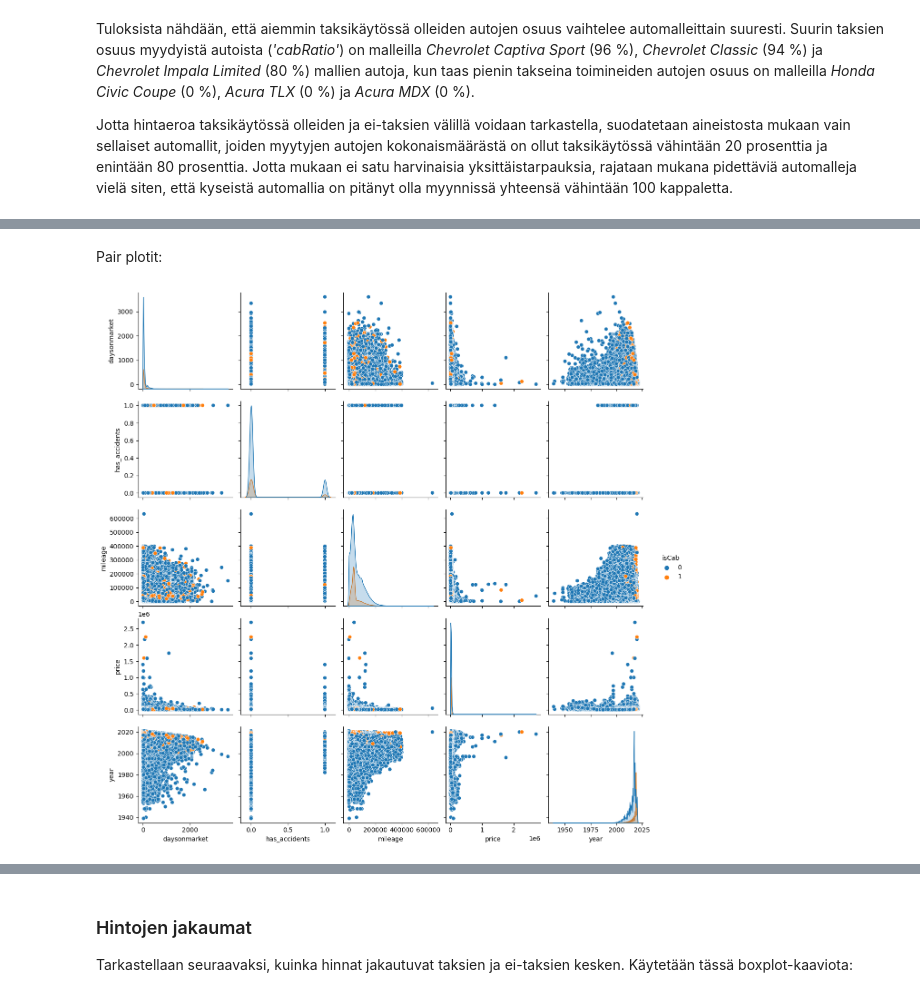
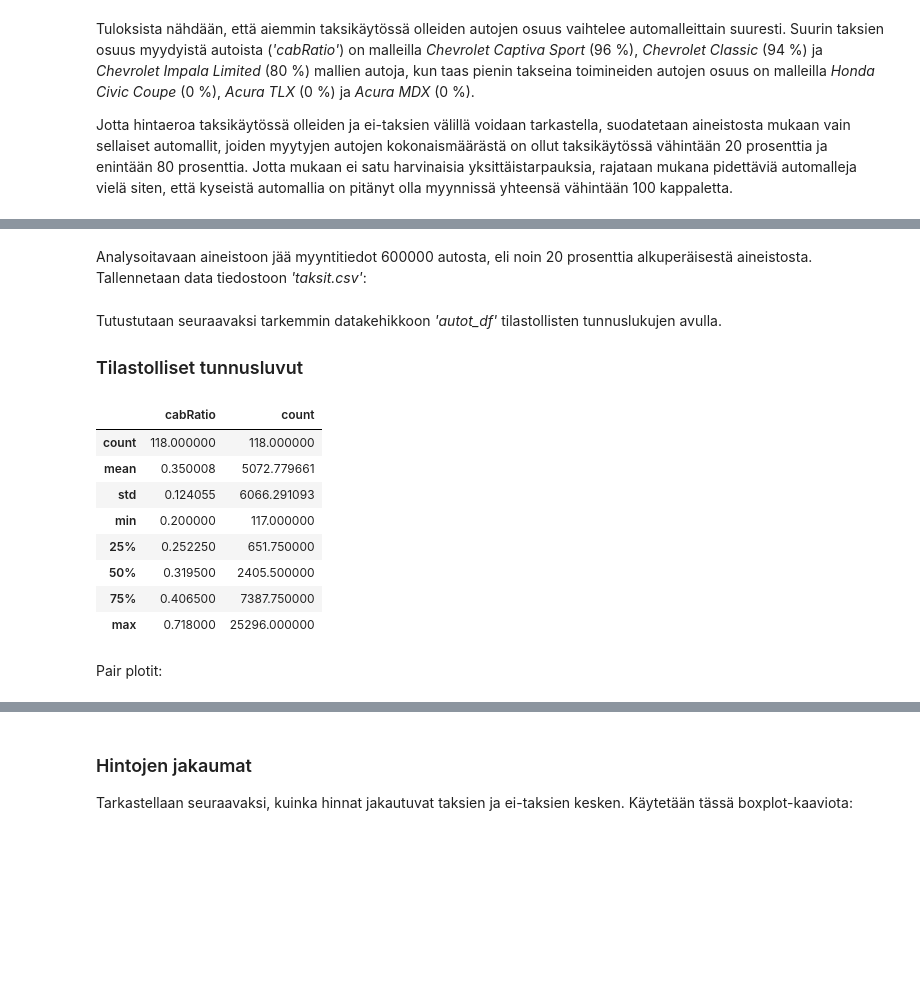
Before and after one commit to SallaLipasti/jamk-aida-projekti, a Jupyter notebook: taksit.ipynb, the cells around one changed output, grey strips where cells are left out. Drawn from its saved outputs; the diff is of its cells as text; code cells hidden in the pictures; blank space fills up the shorter version.

Commit message:
Aineistoa rajattu, tallennus tiedostoon

```diff
--- a/taksit.ipynb
+++ b/taksit.ipynb
@@ -344,0 +331,3 @@ autot2 = tulos_df.loc[(tulos_df['cabRatio'] >= 0.2) & (tulos_df['cabRatio'] <= 0
+# %%
+# Resetoidaan indeksi, jotta 'name' saadaan indeksistä sarakkeeksi:
+autot2 = autot2.reset_index()
@@ -344,0 +373,2 @@ autot2 = tulos_df.loc[(tulos_df['cabRatio'] >= 0.2) & (tulos_df['cabRatio'] <= 0
+# %% [markdown]
+Analysoitavaan aineistoon jää myyntitiedot 600000 autosta, eli noin 20 prosenttia alkuperäisestä aineistosta. Tallennetaan data tiedostoon *'taksit.csv'*:
@@ -345,10 +377,24 @@ autot2 = tulos_df.loc[(tulos_df['cabRatio'] >= 0.2) & (tulos_df['cabRatio'] <= 0
+# %% [markdown]
+Tutustutaan seuraavaksi tarkemmin datakehikkoon *'autot_df'* tilastollisten tunnuslukujen avulla.
+
+### Tilastolliset tunnusluvut
+# %%
+autot2.describe()
+# %% [output]
+|  | cabRatio | count |
+| count | 118.000000 | 118.000000 |
+| mean | 0.350008 | 5072.779661 |
+| std | 0.124055 | 6066.291093 |
+| min | 0.200000 | 117.000000 |
+| 25% | 0.252250 | 651.750000 |
+| 50% | 0.319500 | 2405.500000 |
+| 75% | 0.406500 | 7387.750000 |
+| max | 0.718000 | 25296.000000 |
 # %% [markdown]
 Pair plotit:
 # %%
-sns.pairplot(autot_df, hue = 'isCab')
-plt.show()
+#sns.pairplot(autot_df, hue = 'isCab')
+#plt.show()
-# %% [output]
-[figure, removed]
 # %%
 # Korrelaatiomatriisi sarakkeista 'mileage', 'year', ja 'price':
 correlation_matrix = autot_df[['daysonmarket', 'mileage', 'price', 'year']].corr()
```
Also changed, not shown: parts of 12 cells of this notebook.
